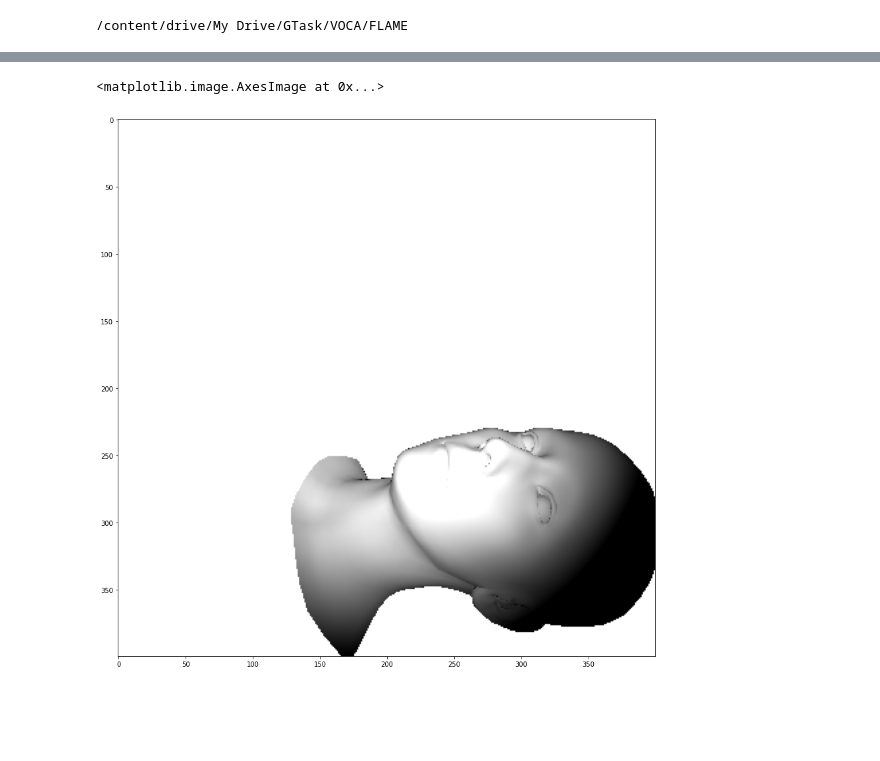
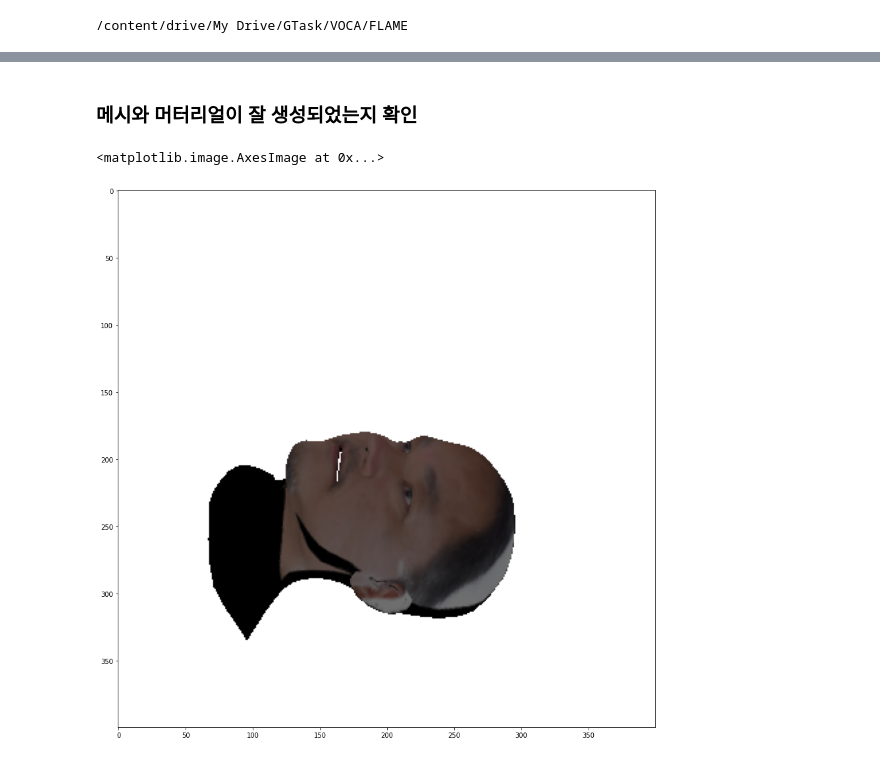
Before and after one commit to secutron/RunTime, a Jupyter notebook: GPipe2UV.ipynb, the cells around one changed output, grey strips where cells are left out. Saved outputs shown, nothing was run; the diff lists cells and outputs as text; code cells hidden in the pictures; blank space fills up the shorter version.

```diff
--- a/GPipe2UV.ipynb
+++ b/GPipe2UV.ipynb
@@ -272,66 +362,39 @@ print('*** hkim: done ***')
+# %% [markdown]
+### 메시와 머터리얼이 잘 생성되었는지 확인
 # %%
 import trimesh
 import pyrender
 import numpy as np
 import os, sys, cv2
 import pickle
 from os.path import join
 import matplotlib.pyplot as plt
 
-#fuze_trimesh = trimesh.load('/content/drive/My Drive/GTask/VOCA/pyrender/examples/models/fuze.obj')
-#fuze_trimesh = trimesh.load('/content/drive/My Drive/GTask/VOCA/animation_output/meshes/00000.obj')
-fuze_trimesh = trimesh.load('/content/drive/My Drive/animation_texture/hkim정면crop.obj')
+fuze_trimesh = trimesh.load('/content/drive/My Drive/animation_texture/00000.obj')
 mesh = pyrender.Mesh.from_trimesh(fuze_trimesh)
-scene = pyrender.Scene()
-scene.add(mesh)
 
 
-
-#num_frames = sequence_vertices.shape[0]
-#center = np.mean(sequence_vertices[0], axis=0)
-
-#tmp = Mesh(sequence_vertices[0], template.f)
-#tmp.set_texture_image('/content/drive/My Drive/animation_texture/meshes/hkim정면crop.png')
-
-
-
+scene = pyrender.Scene(ambient_light=[0.2, 0.2, 0.2], bg_color=[1.0, 1.0, 1.0])
+scene.add(mesh)
 
 camera = pyrender.PerspectiveCamera(yfov=np.pi / 3.0, aspectRatio=1.0)
 s = np.sqrt(2)/2
 camera_pose = np.array([
     [0.0, -s,   s,   0.3],
     [1.0,  0.0, 0.0, 0.0],
     [0.0,  s,   s,   0.35],
     [0.0,  0.0, 0.0, 1.0],
 ])
 scene.add(camera, pose=camera_pose)
-light = pyrender.SpotLight(color=np.ones(3), intensity=3.0,
-                            innerConeAngle=np.pi/16.0,
-                            outerConeAngle=np.pi/6.0)
-scene.add(light, pose=camera_pose)
 
 # Use OffscreenRenderer to get image perspectives.
 r = pyrender.OffscreenRenderer(400, 400)
 color, depth = r.render(scene)
 
 
-
-#depth_proc = _preprocess_depth(depth)
-#plt.figure()
-#plt.subplot(1,2,1)
-#plt.axis('off')
-#plt.imshow(color)
-#plt.subplot(1,2,2)
-#plt.axis('off')
-#plt.imshow(depth, cmap=plt.cm.gray_r)
-#plt.show()
-
-#cv2.imwrite('images/color.png', color)
-#cv2.imwrite('images/depth.png', depth)
-
 fig = plt.figure(figsize=(30, 15))
 
 plt.imshow(color)
 # %% [output]
 <matplotlib.image.AxesImage at 0x...>
-[figure, old version]
+[figure, new version]
```
Also changed, not shown: parts of 19 cells of this notebook.
